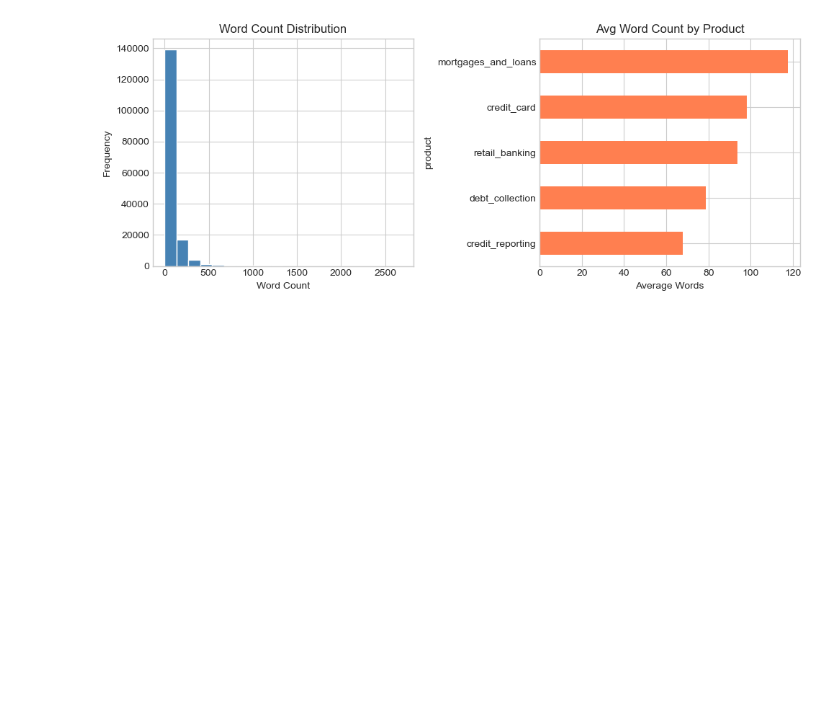
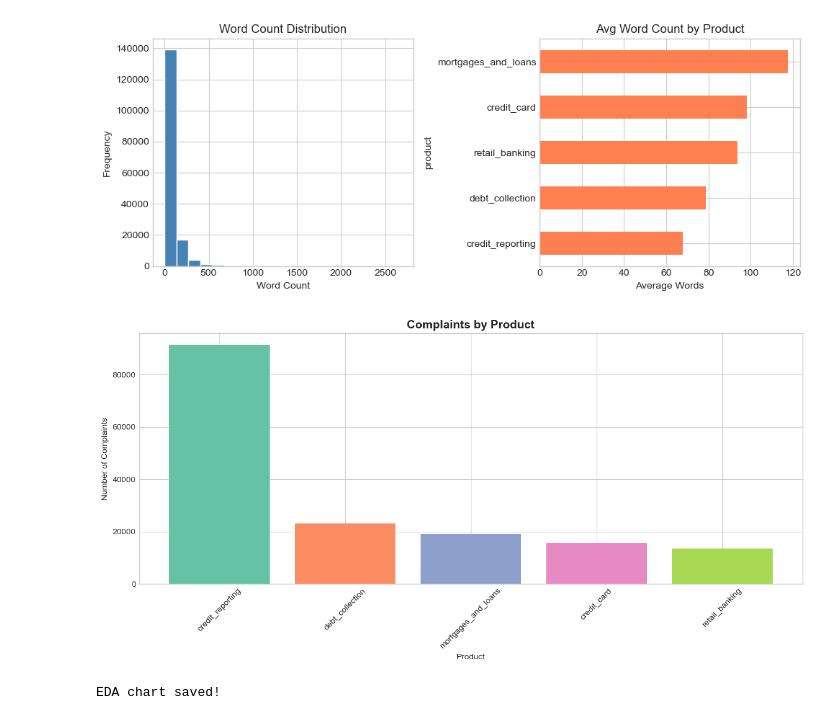
Before and after one commit to Parina89/Project-1-AI-driven-citizen-grievance-and-sentiment-analysis-, a Jupyter notebook: Week1_EDA_Grievance_NLP.ipynb, the cells around one changed output. Drawn from its saved outputs; the diff is of its cells as text; code cells hidden in the pictures; blank space fills up the shorter version.

```diff
--- a/Week1_EDA_Grievance_NLP.ipynb
+++ b/Week1_EDA_Grievance_NLP.ipynb
@@ -164,3 +156,24 @@ min         3.000000       1.000000
 75%       683.000000      95.000000
 max     20596.000000    2685.000000
 [figure]
+# %%
+fig, ax = plt.subplots(figsize=(12, 6))
+
+# Product count
+dept_counts = df['product'].value_counts()
+
+# Bar plot
+ax.bar(dept_counts.index, dept_counts.values,
+       color=sns.color_palette('Set2'))
+
+ax.set_title('Complaints by Product', fontsize=14, fontweight='bold')
+ax.set_xlabel('Product')
+ax.set_ylabel('Number of Complaints')
+ax.tick_params(axis='x', rotation=45)
+plt.tight_layout()
+plt.savefig('eda_distribution.png', dpi=150, bbox_inches='tight')
+plt.show()
+print("EDA chart saved!")
+# %% [output]
+[figure, added]
+EDA chart saved!
```
Also changed, not shown: parts of 6 cells of this notebook, 1 other file.
